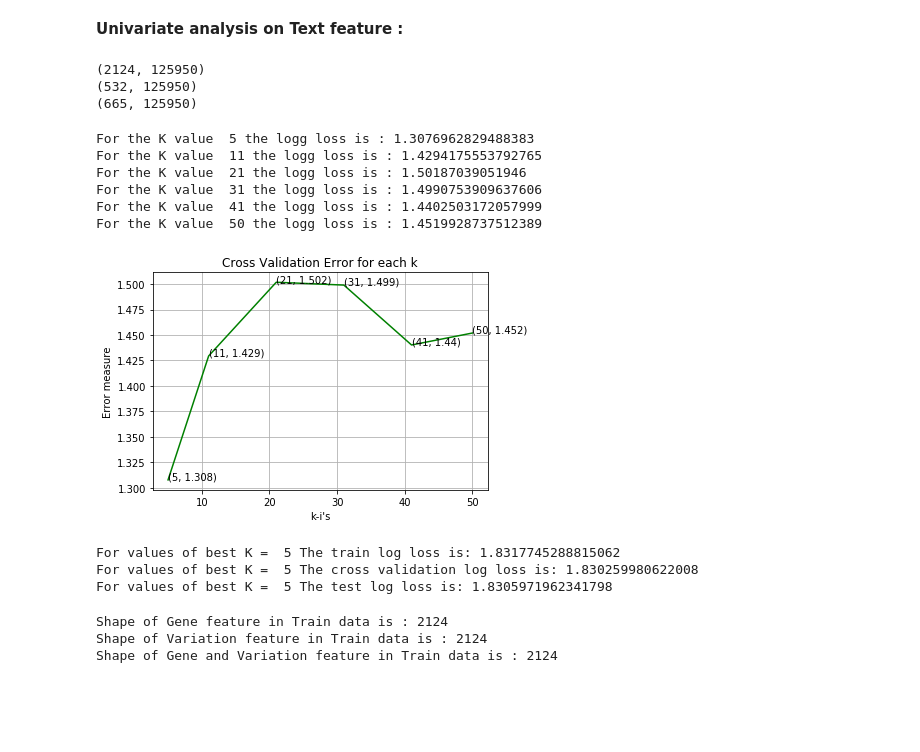
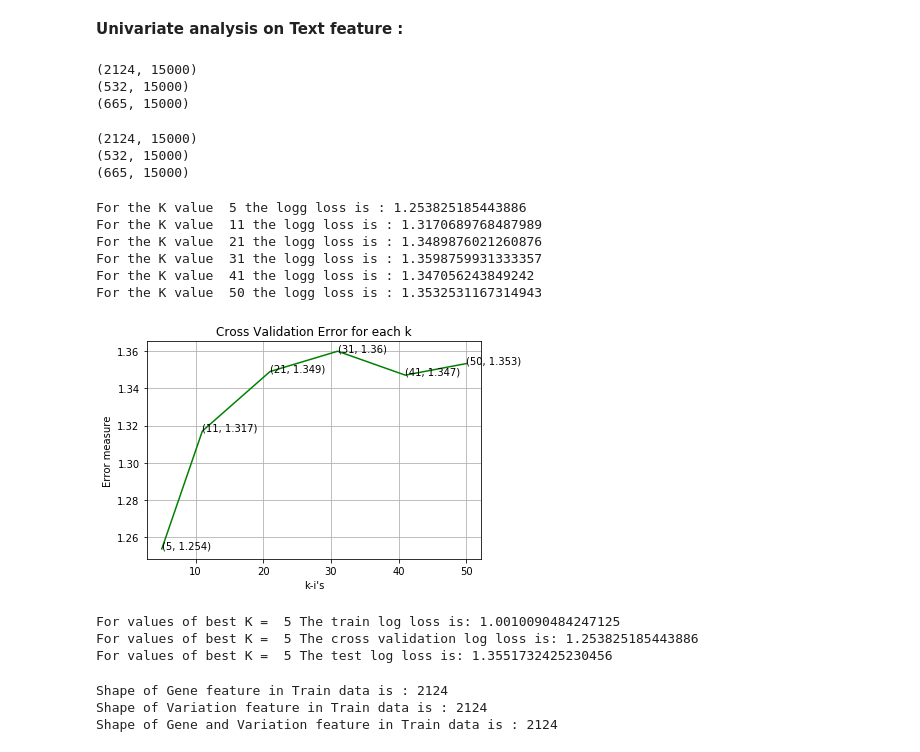
Before and after one commit to siva8696/KNN-on-Cancer-Diagnosis, a Jupyter notebook: KNN_Cancer_Diagnosis.ipynb, the cells around one changed output. Saved outputs shown, nothing was run; the diff lists cells and outputs as text; code cells hidden in the pictures; blank space fills up the shorter version.

```diff
--- a/KNN_Cancer_Diagnosis.ipynb
+++ b/KNN_Cancer_Diagnosis.ipynb
@@ -501,7 +501,7 @@ plt.show()
 
 
 best_k_var = np.argmin(cv_log_error)
-clf = KNeighborsClassifier(n_neighbors=best_k_var)
+clf = KNeighborsClassifier(n_neighbors=k[best_k_var])
 clf.fit(train_var_feature_tfidf, y_train)
 sig_clf = CalibratedClassifierCV(clf, method="sigmoid")
 sig_clf.fit(train_var_feature_tfidf, y_train)
@@ -542,7 +542,7 @@ As per the above analysis the Variation feature will be not helpful for us to cr
 **Univariate analysis on Text feature :**
 # %%
 #Tfidf Vectorizer for Text feature
-tfidf = TfidfVectorizer(stop_words="english")
+tfidf = TfidfVectorizer(stop_words="english",min_df=5,max_features=15000)
 train_text_feature_tfidf = tfidf.fit_transform(X_train['Text'])
 cv_text_feature_tfidf = tfidf.transform(X_cv['Text'])
 test_text_feature_tfidf = tfidf.transform(X_test['Text'])
@@ -550,14 +550,22 @@ print(train_text_feature_tfidf.shape)
 print(cv_text_feature_tfidf.shape)
 print(test_text_feature_tfidf.shape)
 # %% [output]
-(2124, 125950)
-(532, 125950)
-(665, 125950)
+(2124, 15000)
+(532, 15000)
+(665, 15000)
-# %%
-#Normalize the test feature
-train_text_feature_tfidf = normalize(train_text_feature_tfidf, axis=0)
-test_text_feature_tfidf = normalize(test_text_feature_tfidf, axis=0)
-cv_text_feature_tfidf = normalize(cv_text_feature_tfidf, axis=0)
+# %%
+from sklearn.preprocessing import StandardScaler
+sc = StandardScaler(with_mean=False)
+train_text_feature_tfidf = sc.fit_transform(train_text_feature_tfidf)
+cv_text_feature_tfidf = sc.transform(cv_text_feature_tfidf)
+test_text_feature_tfidf = sc.transform(test_text_feature_tfidf)
+print(train_text_feature_tfidf.shape)
+print(cv_text_feature_tfidf.shape)
+print(test_text_feature_tfidf.shape)
+# %% [output]
+(2124, 15000)
+(532, 15000)
+(665, 15000)
 # %%
 k = [5,11,21,31,41,50]
 cv_log_error = []
@@ -567,44 +575,44 @@ for i in k:
   sig_clf=CalibratedClassifierCV(clf,method='sigmoid')
   sig_clf.fit(train_text_feature_tfidf,y_train)
   predicted_y=sig_clf.predict_proba(cv_text_feature_tfidf)
   cv_log_error.append(log_loss(y_cv,predicted_y,labels=clf.classes_,eps=1e-15))
   print("For the K value ",i,"the logg loss is :",log_loss(y_cv,predicted_y,labels=clf.classes_,eps=1e-15))
 
 
 fig, ax = plt.subplots()
 ax.plot(k, cv_log_error,c='g')
 for i, txt in enumerate(np.round(cv_log_error,3)):
     ax.annotate((k[i],np.round(txt,3)), (k[i],cv_log_error[i]))
 plt.grid()
 plt.title("Cross Validation Error for each k")
 plt.xlabel("k-i's")
 plt.ylabel("Error measure")
 plt.show()
 
 
 best_k_text = np.argmin(cv_log_error)
-clf = KNeighborsClassifier(n_neighbors=best_k_text)
+clf = KNeighborsClassifier(n_neighbors=k[best_k_text])
 clf.fit(train_text_feature_tfidf, y_train)
 sig_clf = CalibratedClassifierCV(clf, method="sigmoid")
 sig_clf.fit(train_text_feature_tfidf, y_train)
 
 predict_y_text = sig_clf.predict_proba(train_text_feature_tfidf)
 print('For values of best K = ', k[best_k_text], "The train log loss is:",log_loss(y_train, predict_y_text, labels=clf.classes_, eps=1e-15))
 predict_y1_text = sig_clf.predict_proba(cv_text_feature_tfidf)
 print('For values of best K = ', k[best_k_text], "The cross validation log loss is:",log_loss(y_cv, predict_y1_text, labels=clf.classes_, eps=1e-15))
 predict_y2_text = sig_clf.predict_proba(test_text_feature_tfidf)
 print('For values of best K = ', k[best_k_text], "The test log loss is:",log_loss(y_test, predict_y2_text, labels=clf.classes_, eps=1e-15))
 # %% [output]
-For the K value  5 the logg loss is : 1.3076962829488383
-For the K value  11 the logg loss is : 1.4294175553792765
-For the K value  21 the logg loss is : 1.50187039051946
-For the K value  31 the logg loss is : 1.4990753909637606
-For the K value  41 the logg loss is : 1.4402503172057999
-For the K value  50 the logg loss is : 1.4519928737512389
+For the K value  5 the logg loss is : 1.253825185443886
+For the K value  11 the logg loss is : 1.3170689768487989
+For the K value  21 the logg loss is : 1.3489876021260876
+For the K value  31 the logg loss is : 1.3598759931333357
+For the K value  41 the logg loss is : 1.347056243849242
+For the K value  50 the logg loss is : 1.3532531167314943
-[figure, old version]
+[figure, new version]
-For values of best K =  5 The train log loss is: 1.8317745288815062
-For values of best K =  5 The cross validation log loss is: 1.830259980622008
-For values of best K =  5 The test log loss is: 1.8305971962341798
+For values of best K =  5 The train log loss is: 1.0010090484247125
+For values of best K =  5 The cross validation log loss is: 1.253825185443886
+For values of best K =  5 The test log loss is: 1.3551732425230456
 # %%
 #Data preparation for ML models.
 
```
Also changed, not shown: parts of 16 cells of this notebook.
